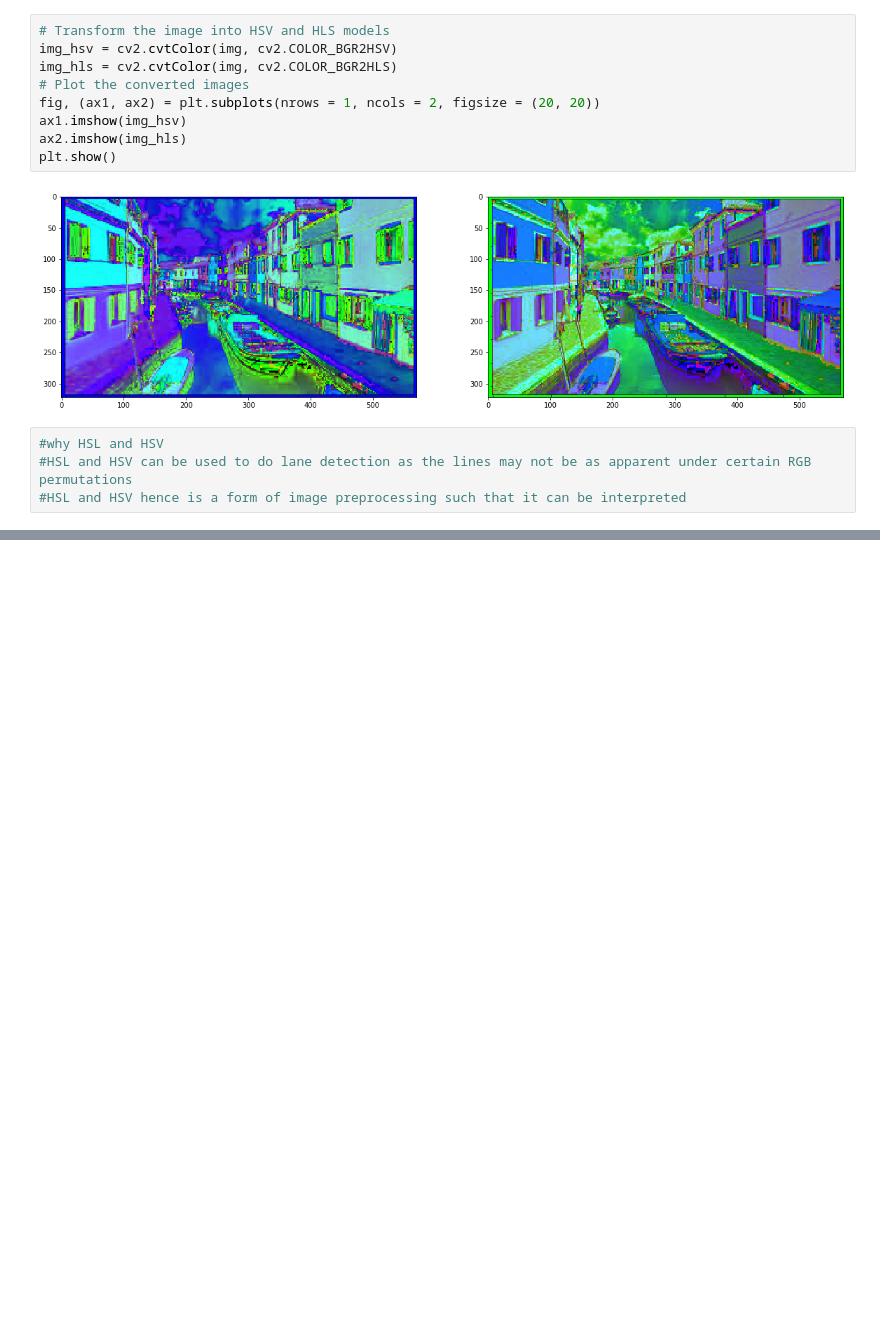
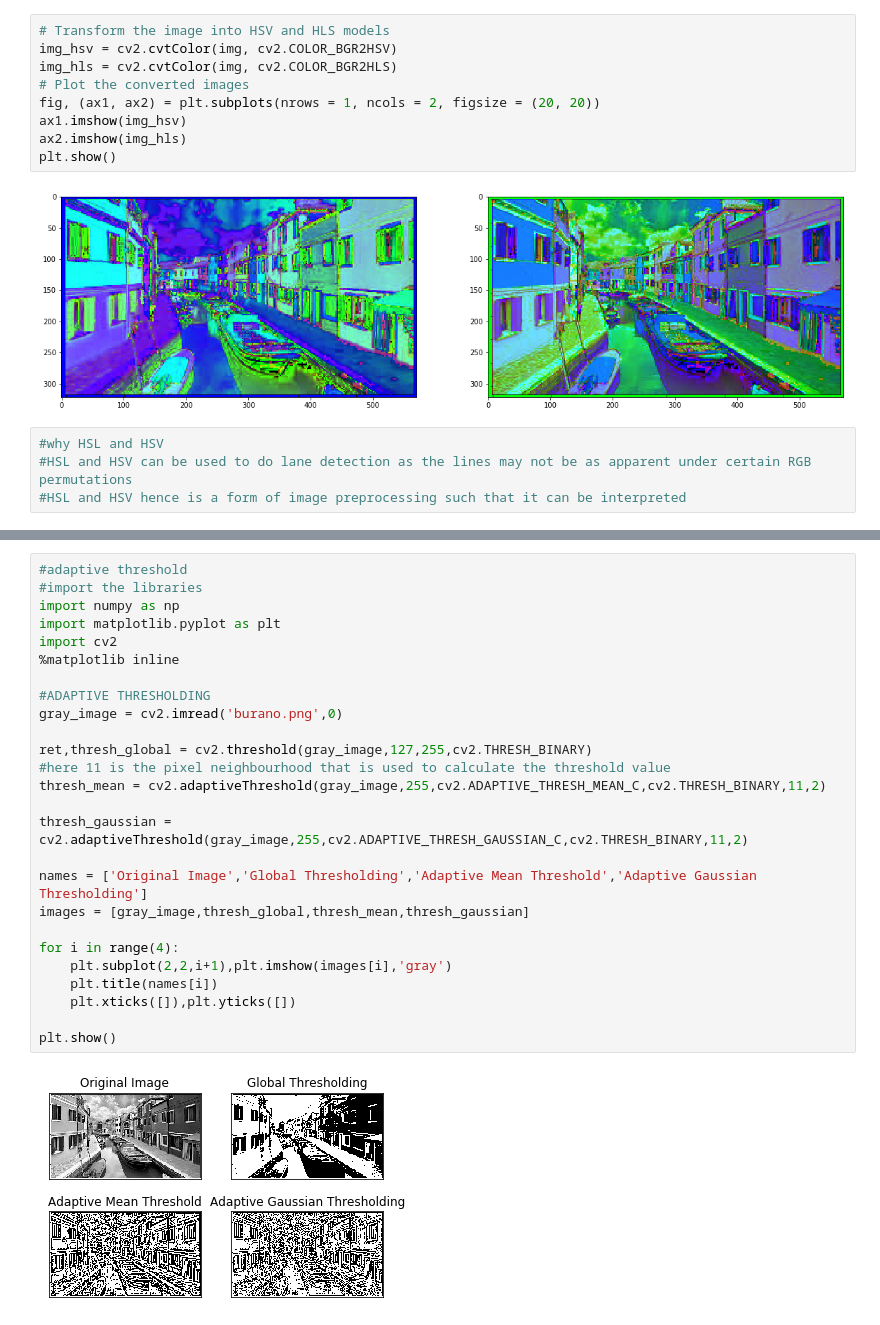
Before and after one commit to ghostleek/DataScience, a Jupyter notebook: tutorialAttempts/openCV_19Nov2019.ipynb, the cells around one changed output, grey strips where cells are left out. Drawn from its saved outputs; the diff is of its cells as text; blank space fills up the shorter version.

```diff
--- a/tutorialAttempts/openCV_19Nov2019.ipynb
+++ b/tutorialAttempts/openCV_19Nov2019.ipynb
@@ -51,0 +103,28 @@ plt.show()
+# %%
+#adaptive threshold
+#import the libraries
+import numpy as np
+import matplotlib.pyplot as plt
+import cv2
+%matplotlib inline
+
+#ADAPTIVE THRESHOLDING
+gray_image = cv2.imread('burano.png',0)
+
+ret,thresh_global = cv2.threshold(gray_image,127,255,cv2.THRESH_BINARY)
+#here 11 is the pixel neighbourhood that is used to calculate the threshold value
+thresh_mean = cv2.adaptiveThreshold(gray_image,255,cv2.ADAPTIVE_THRESH_MEAN_C,cv2.THRESH_BINARY,11,2)
+
+thresh_gaussian = cv2.adaptiveThreshold(gray_image,255,cv2.ADAPTIVE_THRESH_GAUSSIAN_C,cv2.THRESH_BINARY,11,2)
+
+names = ['Original Image','Global Thresholding','Adaptive Mean Threshold','Adaptive Gaussian Thresholding']
+images = [gray_image,thresh_global,thresh_mean,thresh_gaussian]
+
+for i in range(4):
+    plt.subplot(2,2,i+1),plt.imshow(images[i],'gray')
+    plt.title(names[i])
+    plt.xticks([]),plt.yticks([])
+
+plt.show()
+# %% [output]
+[figure, added]
```
Also changed, not shown: parts of 4 cells of this notebook.
